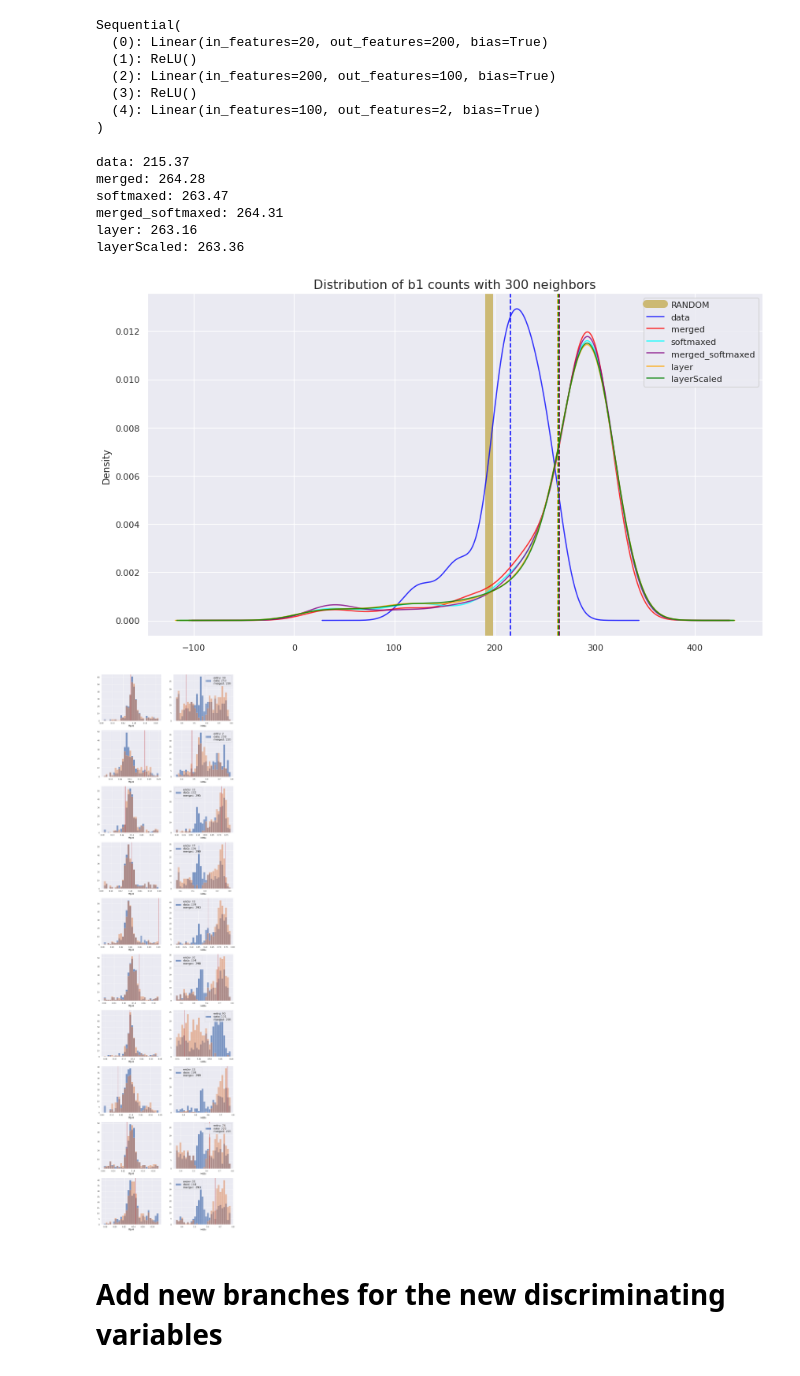
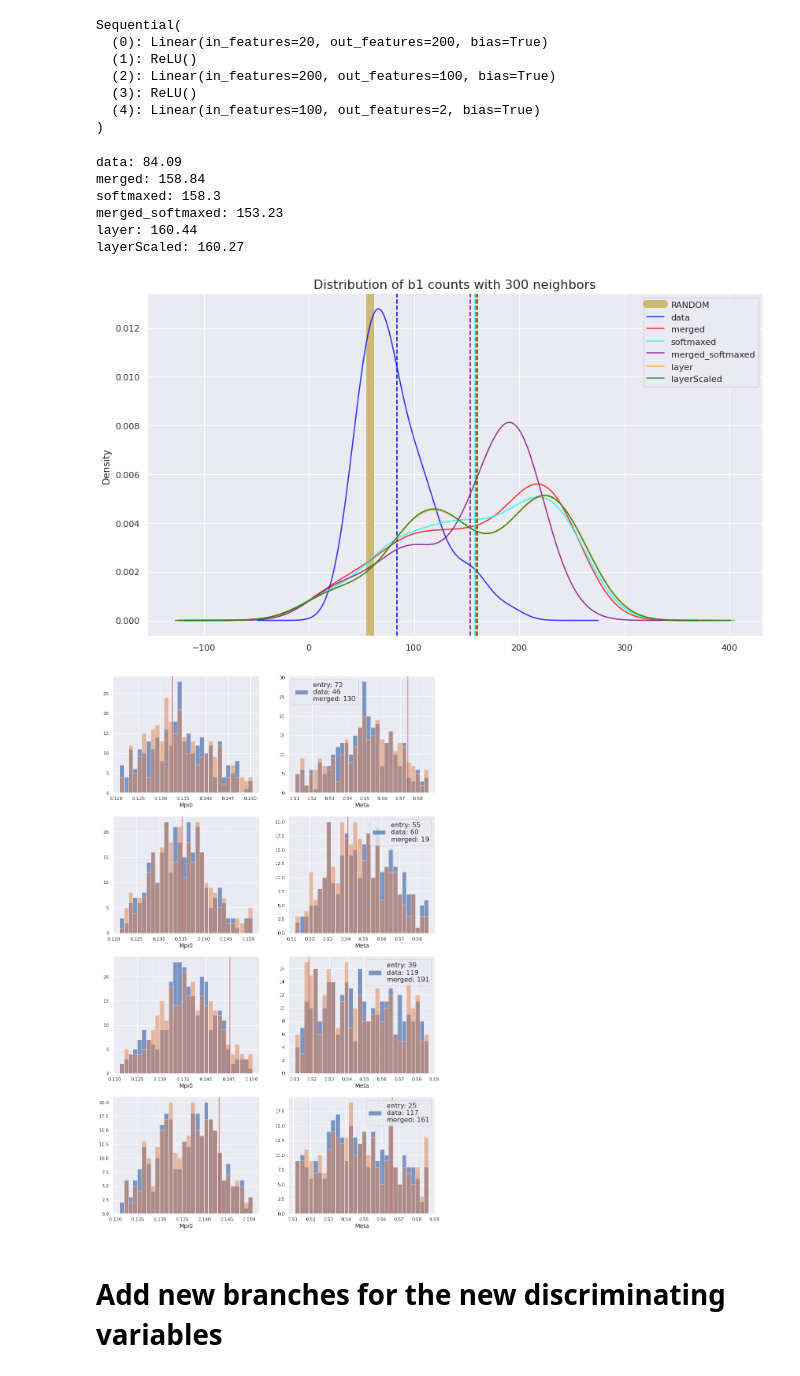
Before and after one commit to lan13005/Feature-Extractor, a Jupyter notebook: featureExtractor.ipynb, the cells around one changed output. Drawn from its saved outputs; the diff is of its cells as text; code cells hidden in the pictures.

```diff
--- a/featureExtractor.ipynb
+++ b/featureExtractor.ipynb
@@ -79,5 +79,5 @@ discrimVars=["Mpi0","Meta"]
 
 dataFileLoc="./allMC_trees_lorentz.root"
 treeName="degALL_acc_mEllipse_tree_flat"
-df=read_root(dataFileLoc,treeName,
+full_df=read_root(dataFileLoc,treeName,
              columns=columns+discrimVars)
@@ -84 +89,12 @@ df=read_root(dataFileLoc,treeName,
+# %%
+region="sigRegion"
+if region=="sigRegion":
+    df = full_df[
+        (full_df.Meta>(ymean-ystd)) &
+        (full_df.Meta<(ymean+ystd)) &
+        (full_df.Mpi0>(xmean-xstd)) &
+        (full_df.Mpi0<(xmean+xstd))
+      ]
+else:
+    df = full_df
 # %%
@@ -102,12 +113,3 @@ axes[1].axvline((ymean+ystd),c='red')
-# %%
-region=""
-if region=="sigRegion":
-    df = df[
-        (df.Meta>(ymean-ystd)) &
-        (df.Meta<(ymean+ystd)) &
-        (df.Mpi0>(xmean-xstd)) &
-        (df.Mpi0<(xmean+xstd))
-      ]
 # %%
 def drawAxes(nVars,nColsPlot=2):
     nRows=int(nVars/nColsPlot)+int(nVars%nColsPlot>0)
@@ -584,7 +586,7 @@ if not isinstance(dataX_train,pd.core.frame.DataFrame):
 nRndSamp=100
 extraCondition=(dataX_train_full.Meta>(ymean-ystd)) & (dataX_train_full.Meta<(ymean+ystd)) & (dataX_train_full.Mpi0>(xmean-xstd)) &(dataX_train_full.Mpi0<(xmean+xstd))
 extraCondition=extraCondition.reset_index(drop=True)
-extraCondition=True
+extraCondition=!extraCondition
 rndSubset_b1=random.sample(list(dataY_train_df[(dataY_train_df==1) & extraCondition].index),nRndSamp)
 kNN=300
 classBalance={"sig":[], "b1":[], "indx":[]}
@@ -652,34 +654,34 @@ plt.title("Distribution of b1 counts with "+str(kNN)+" neighbors",size=16)
 plt.legend()
 plt.savefig("fullData_sigRegion.png")
 # %% [output]
-data: 215.37
-merged: 264.28
-softmaxed: 263.47
-merged_softmaxed: 264.31
-layer: 263.16
-layerScaled: 263.36
+data: 84.09
+merged: 158.84
+softmaxed: 158.3
+merged_softmaxed: 153.23
+layer: 160.44
+layerScaled: 160.27
-[figure, old version]
+[figure, new version]
 # %%
-nExamples = 10
+nExamples = 4
 
 fig, ax = plt.subplots(nExamples,2,figsize=(14,6*nExamples))
 for irow, i in enumerate(random.sample(range(nRndSamp),nExamples)):
     ax[irow,0].axvline(dataX_train_full.iloc[rndSubset_b1[i]].Mpi0,c='r')
     binedges=np.histogram(dataX_train_full.iloc[classBalance["indx"][i]].Mpi0,bins=30)[1]
     dataX_train_full.iloc[classBalance["indx"][i]].Mpi0.hist(bins=binedges,ax=ax[irow,0],alpha=0.7)
     dataX_train_full.iloc[classBalanceMerged_softmaxed["indx"][i]].Mpi0.hist(bins=binedges,ax=ax[irow,0],alpha=0.5)
     ax[irow,0].set_xlabel("Mpi0",size=14)
 
     ax[irow,1].axvline(dataX_train_full.iloc[rndSubset_b1[i]].Meta,c='r')
     num_b1=sum(dataY_train[classBalance["indx"][i]]==1).item()
     num_b1_merged=sum(dataY_train[classBalanceMerged_softmaxed["indx"][i]]==1).item()
     label="entry: "+str(i)+"\ndata: "+str(num_b1)+"\nmerged: "+str(num_b1_merged)
     binedges=np.histogram(dataX_train_full.iloc[classBalance["indx"][i]].Meta,bins=30)[1]
     dataX_train_full.iloc[classBalance["indx"][i]].Meta.hist(bins=binedges,ax=ax[irow,1],alpha=0.7,label=label)
     dataX_train_full.iloc[classBalanceMerged_softmaxed["indx"][i]].Meta.hist(bins=binedges,ax=ax[irow,1],alpha=0.5)
     ax[irow,1].set_xlabel("Meta",size=14)
     ax[irow,1].legend(prop={"size":16})
 # %% [output]
-[figure, old version]
+[figure, new version]
 # %% [markdown]
 # Add new branches for the new discriminating variables
```
Also changed, not shown: parts of 15 cells of this notebook.
